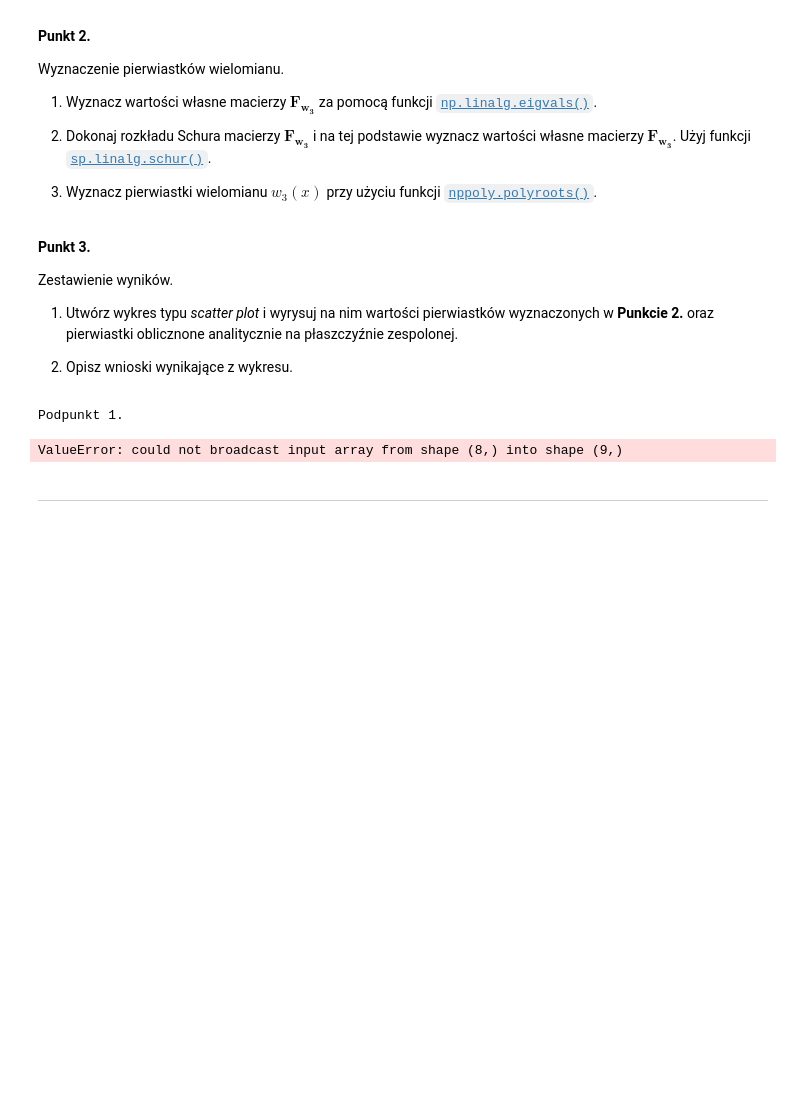
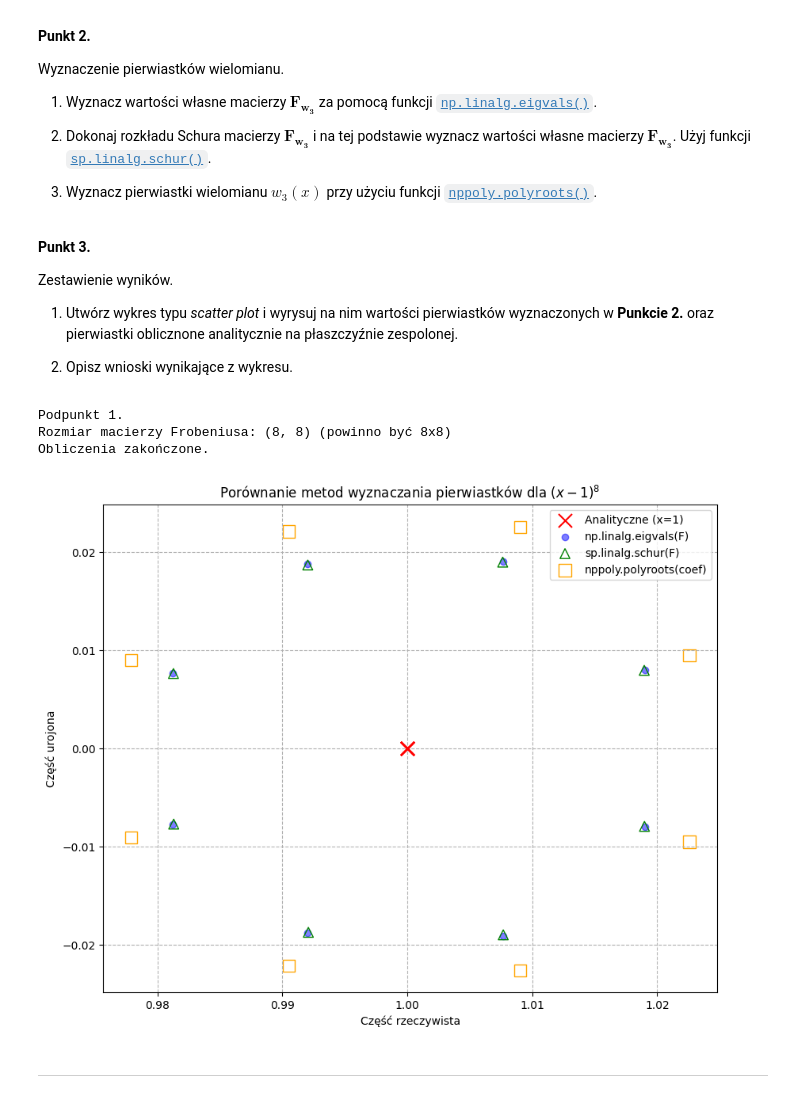
Before and after one commit to MN-KJ-2025/lab-7-pierwiastki-KjiAGH, a Jupyter notebook: sprawozdanie.ipynb, the cells around one changed output. Drawn from its saved outputs; the diff is of its cells as text; code cells hidden in the pictures; blank space fills up the shorter version.

```diff
--- a/sprawozdanie.ipynb
+++ b/sprawozdanie.ipynb
@@ -210,18 +213,51 @@ Zestawienie wyników.
 1. Utwórz wykres typu *scatter plot* i wyrysuj na nim wartości pierwiastków wyznaczonych w **Punkcie 2.** oraz pierwiastki oblicznone analitycznie na płaszczyźnie zespolonej.
 
 2. Opisz wnioski wynikające z wykresu.
-# %%
-# ===== Twoja implementacja tutaj =====
-# --- Punkt 1. ---
-print("Podpunkt 1.")
-w3_roots = [1, 1, 1, 1, 1, 1, 1, 1]
-w3_roots = np.array(w3_roots)
-coef = nppoly.polyfromroots(w3_roots)
-F = main.frob_a(coef)
-frob = F[0]
-print(frob)
-# %% [output]
-Podpunkt 1.
-ValueError: could not broadcast input array from shape (8,) into shape (9,)
+# %%
+# ===== Twoja implementacja tutaj =====
+print("Podpunkt 1.")
+w3_roots_a = [1, 1, 1, 1, 1, 1, 1, 1]
+w3_roots = np.array(w3_roots_a)
+coef = nppoly.polyfromroots(w3_roots)
+F = main.frob_a(coef)
+if F is None:
+    print("Błąd: Nie udało się utworzyć macierzy Frobeniusa.")
+else:
+    print(f"Rozmiar macierzy Frobeniusa: {F.shape} (powinno być 8x8)")
+
+    roots_eig =  np.linalg.eigvals(F)
+
+    T, Z = sp.linalg.schur(F, output='complex')
+    roots_schur = np.diag(T)
+
+    roots_poly = nppoly.polyroots(coef)
+
+    print("Obliczenia zakończone.")
+
+    plt.figure(figsize=(10, 8))
+
+    plt.scatter(np.real(w3_roots), np.imag(w3_roots),
+                c='red', marker='x', s=150, label='Analityczne (x=1)', zorder=10)
+
+    plt.scatter(np.real(roots_eig), np.imag(roots_eig),
+                c='blue', marker='o', alpha=0.5, label='np.linalg.eigvals(F)')
+
+    plt.scatter(np.real(roots_schur), np.imag(roots_schur),
+                facecolors='none', edgecolors='green', marker='^', s=80, label='sp.linalg.schur(F)')
+
+    plt.scatter(np.real(roots_poly), np.imag(roots_poly),
+                facecolors='none', edgecolors='orange', marker='s', s=120, label='nppoly.polyroots(coef)')
+
+    plt.title('Porównanie metod wyznaczania pierwiastków dla $(x-1)^8$')
+    plt.xlabel('Część rzeczywista')
+    plt.ylabel('Część urojona')
+    plt.grid(True, linestyle='--')
+    plt.legend()
+    plt.show()
+# %% [output]
+Podpunkt 1.
+Rozmiar macierzy Frobeniusa: (8, 8) (powinno być 8x8)
+Obliczenia zakończone.
+[figure, added]
 # %% [markdown]
 ---
```
Also changed, not shown: parts of 9 cells of this notebook, 1 other file.
